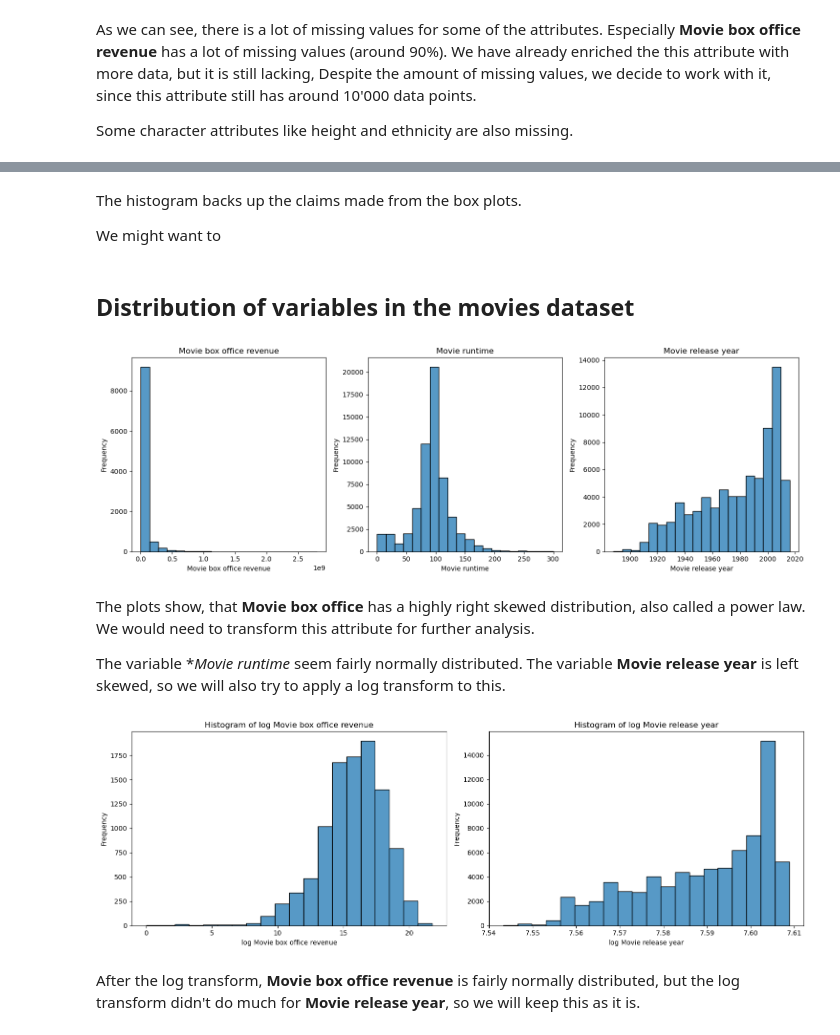
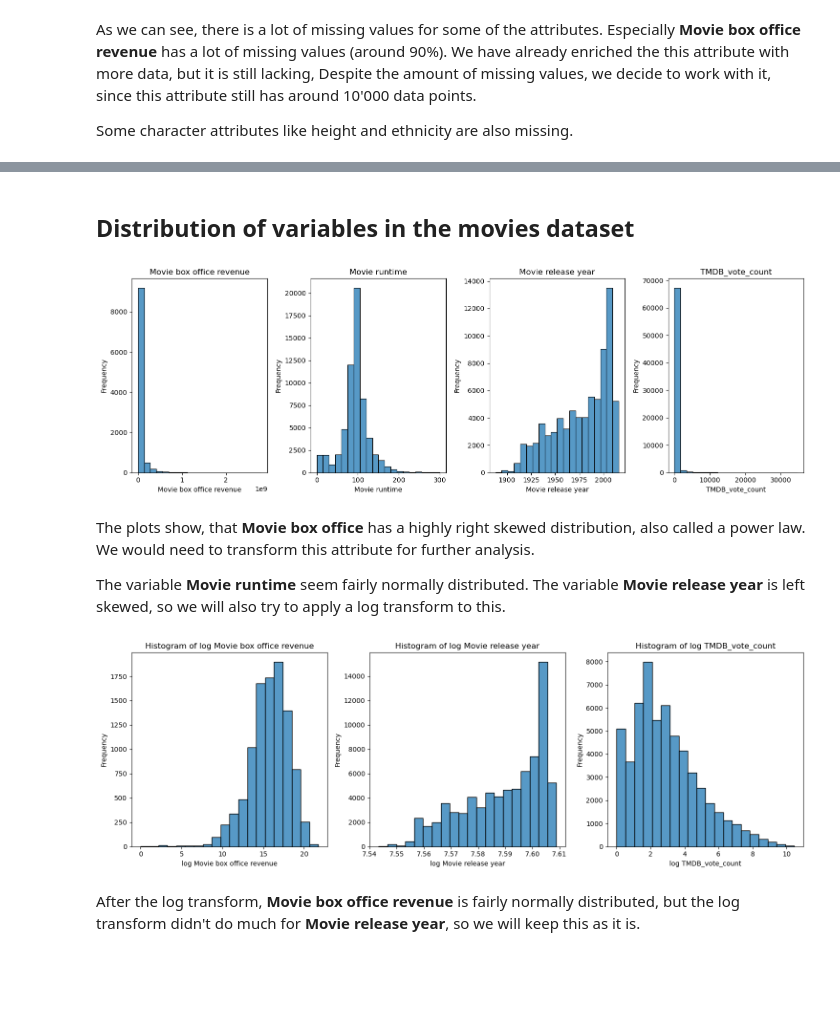
Before and after one commit to epfl-ada/ada-2023-project-byggemandbob, a Jupyter notebook: data_cleaning.ipynb, the cells around one changed output, grey strips where cells are left out. Drawn from its saved outputs; the diff is of its cells as text; code cells hidden in the pictures; blank space fills up the shorter version.

Commit message:
added data_cleaning_stashed

```diff
--- a/data_cleaning.ipynb
+++ b/data_cleaning.ipynb
@@ -285,21 +286,0 @@ We also look at the distributions with a histogram:
-# %%
-# Variables of interest
-variables = ['Movie release year', 'Actor birth year', 'Actor height', 'Actor age at movie release']
-
-# Create a figure with four subplots (one for each variable)
-fig, axes = plt.subplots(1, 4, figsize=(15, 5))
-
-# Create histograms for each variable in each subplot
-for i, variable in enumerate(variables):
-    ax = axes[i]
-
-    # Create histograms for female and male characters for the current variable
-    sns.histplot(data=character_metadata, x=variable, bins=20, alpha=0.5, hue='Actor gender', multiple='layer', ax=ax)
-
-    ax.set_xlabel(variable)
-    ax.set_ylabel('Frequency')
-    ax.set_title(variable)
-
-# Adjust the layout to prevent overlapping
-plt.tight_layout()
-plt.show()
@@ -308,14 +287,10 @@ plt.show()
-# %% [markdown]
-The histogram backs up the claims made from the box plots.
-
-We might want to
 # %% [markdown]
 ##  Distribution of variables in the movies dataset
 # %%
-numerical_variables = ['Movie box office revenue', 'Movie runtime', 'Movie release year']
+numerical_variables = ['Movie box office revenue', 'Movie runtime', 'Movie release year', 'TMDB_vote_count']
 # %%
 # Create a figure with four subplots (one for each variable)
-fig, axes = plt.subplots(1, 3, figsize=(15, 5))
+fig, axes = plt.subplots(1, 4, figsize=(15, 5))
 
 # Create histograms for each variable in each subplot
 for i, variable in enumerate(numerical_variables):
@@ -332,36 +307,38 @@ for i, variable in enumerate(numerical_variables):
 plt.tight_layout()
 plt.show()
 # %% [output]
-[figure, old version]
+[figure, new version]
 # %% [markdown]
 The plots show, that **Movie box office** has a highly right skewed distribution, also called a power law. We would need to transform this  attribute for further analysis.
 
-The variable **Movie runtime* seem fairly normally distributed. The variable **Movie release year** is left skewed, so we will also try to apply a log transform to this.
+The variable **Movie runtime** seem fairly normally distributed. The variable **Movie release year** is left skewed, so we will also try to apply a log transform to this.
 # %%
 movie_metadata['log Movie box office revenue'] = np.log(movie_metadata['Movie box office revenue'])
 
 movie_metadata['log Movie release year'] = np.log(movie_metadata['Movie release year'])
 character_metadata['log Movie release year'] = np.log(character_metadata['Movie release year'])
+
+movie_metadata['log TMDB_vote_count'] = np.log(movie_metadata['TMDB_vote_count'])
 # %%
-log_variables = ['log Movie box office revenue', 'log Movie release year']
-fig, axes = plt.subplots(1, 2, figsize=(15, 5))
+log_variables = ['log Movie box office revenue', 'log Movie release year', 'log TMDB_vote_count']
+fig, axes = plt.subplots(1, 3, figsize=(15, 5))
 
 # Create histograms for each variable in each subplot
 for i, variable in enumerate(log_variables):
     ax = axes[i]
 
     # Create histograms for female and male characters for the current variable
     sns.histplot(data=movie_metadata, x=variable, ax=ax, bins=20)
 
     ax.set_xlabel(variable)
     ax.set_ylabel('Frequency')
     ax.set_title('Histogram of '+variable)
 
 # Adjust the layout to prevent overlapping
 plt.tight_layout()
 plt.show()
 # %% [output]
-[figure, old version]
+[figure, new version]
 # %% [markdown]
 After the log transform, **Movie box office revenue** is fairly normally distributed, but the log transform didn't do much for **Movie release year**, so we will keep this as it is.
 # %% [markdown]
```
Also changed, not shown: parts of 7 cells of this notebook, 4 other files.
